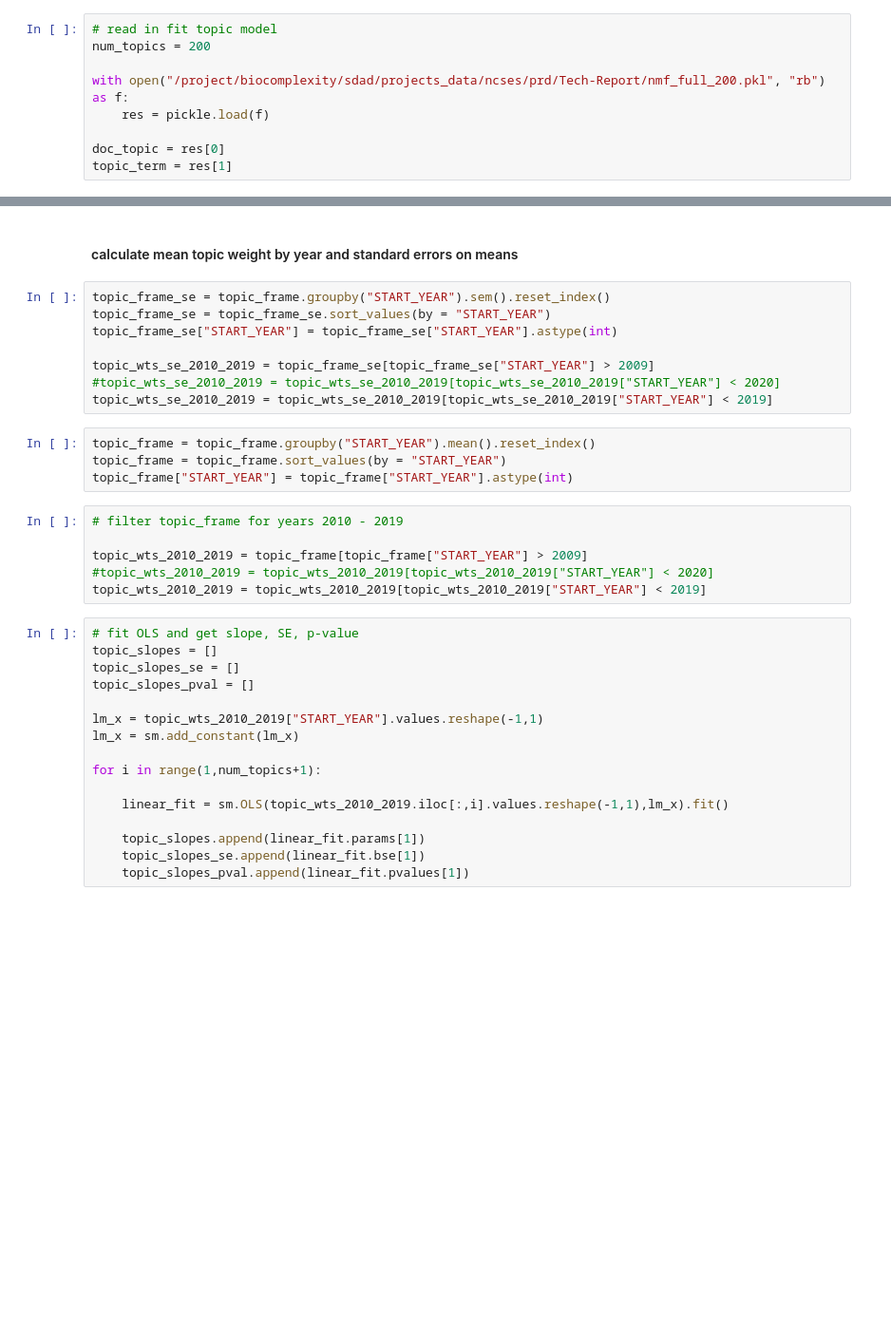
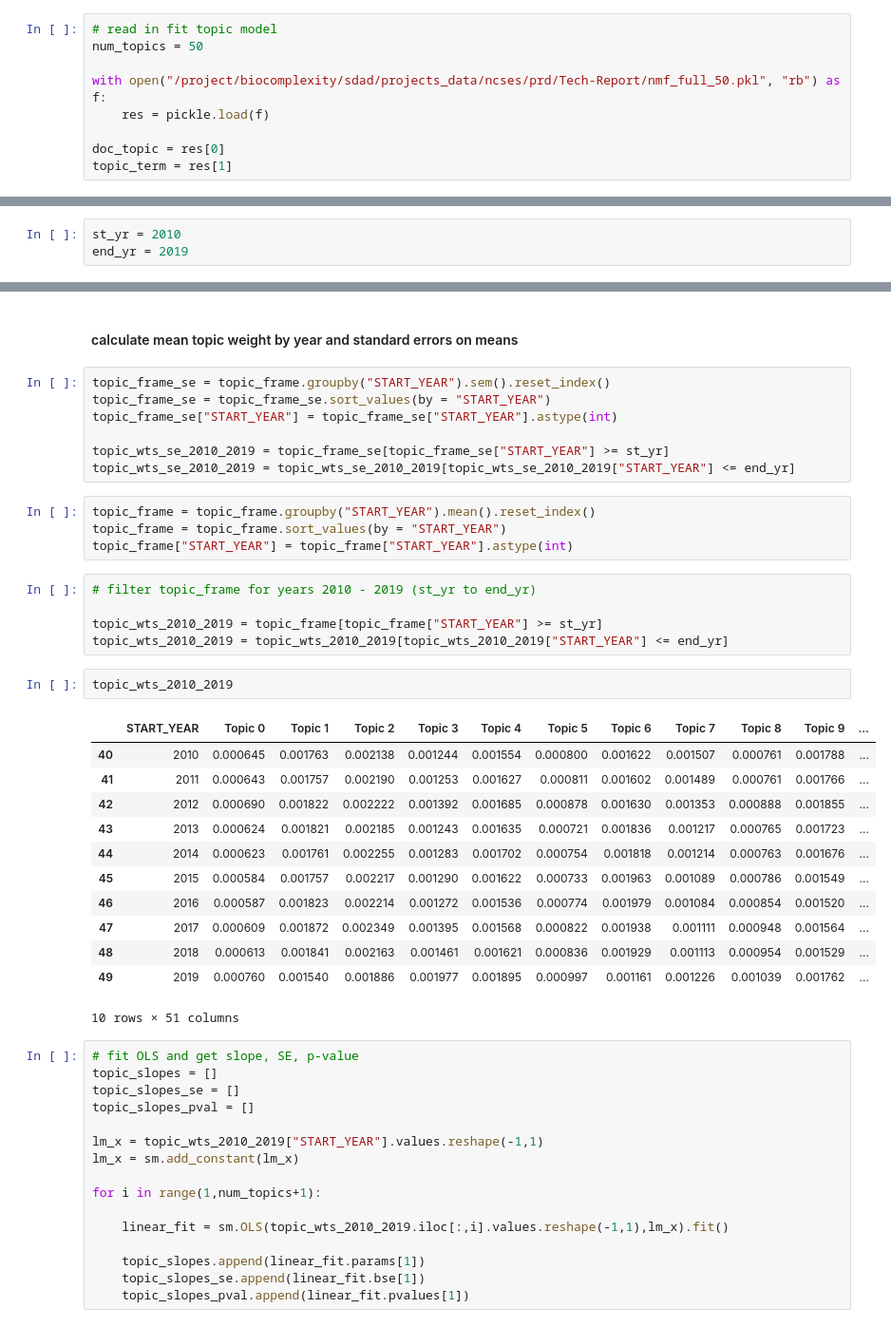
Before and after one commit to uva-bi-sdad/publicrd, a Jupyter notebook: src/Tech-Report/full-results/ET-full-final.ipynb, the cells around one changed output, grey strips where cells are left out. Shown at 95% size. Cells and saved outputs as stored; diff of their text form; blank space fills up the shorter version.

```diff
--- a/src/Tech-Report/full-results/ET-full-final.ipynb
+++ b/src/Tech-Report/full-results/ET-full-final.ipynb
@@ -128,9 +130,9 @@ tf_idf = tfidf_vectorizer.fit_transform(text)
 #    pickle.dump((doc_topic, topic_term), f)
 # %%
 # read in fit topic model
-num_topics = 200
+num_topics = 50
 
-with open("/project/biocomplexity/sdad/projects_data/ncses/prd/Tech-Report/nmf_full_200.pkl", "rb") as f:
+with open("/project/biocomplexity/sdad/projects_data/ncses/prd/Tech-Report/nmf_full_50.pkl", "rb") as f:
     res = pickle.load(f)
 
 doc_topic = res[0]
@@ -166,6 +168,9 @@ df['START_YEAR'] = df['PROJECT_START_DATE'].apply(getYear)
 # add start year to doc topic matrix
 topic_frame = pd.DataFrame(doc_topic, columns=["Topic"+" "+str(i) for i in range(num_topics)])
 topic_frame["START_YEAR"] = df["START_YEAR"]
+# %%
+st_yr = 2010
+end_yr = 2019
 # %% [markdown]
 #### compute count of projects with weight > 0 for each topic
 # %%
@@ -194,19 +201,32 @@ topic_frame_se = topic_frame.groupby("START_YEAR").sem().reset_index()
 topic_frame_se = topic_frame_se.sort_values(by = "START_YEAR")
 topic_frame_se["START_YEAR"] = topic_frame_se["START_YEAR"].astype(int)
 
-topic_wts_se_2010_2019 = topic_frame_se[topic_frame_se["START_YEAR"] > 2009]
-#topic_wts_se_2010_2019 = topic_wts_se_2010_2019[topic_wts_se_2010_2019["START_YEAR"] < 2020]
-topic_wts_se_2010_2019 = topic_wts_se_2010_2019[topic_wts_se_2010_2019["START_YEAR"] < 2019]
+topic_wts_se_2010_2019 = topic_frame_se[topic_frame_se["START_YEAR"] >= st_yr]
+topic_wts_se_2010_2019 = topic_wts_se_2010_2019[topic_wts_se_2010_2019["START_YEAR"] <= end_yr]
 # %%
 topic_frame = topic_frame.groupby("START_YEAR").mean().reset_index()
 topic_frame = topic_frame.sort_values(by = "START_YEAR")
 topic_frame["START_YEAR"] = topic_frame["START_YEAR"].astype(int)
 # %%
-# filter topic_frame for years 2010 - 2019
+# filter topic_frame for years 2010 - 2019 (st_yr to end_yr)
 
-topic_wts_2010_2019 = topic_frame[topic_frame["START_YEAR"] > 2009]
-#topic_wts_2010_2019 = topic_wts_2010_2019[topic_wts_2010_2019["START_YEAR"] < 2020]
-topic_wts_2010_2019 = topic_wts_2010_2019[topic_wts_2010_2019["START_YEAR"] < 2019]
+topic_wts_2010_2019 = topic_frame[topic_frame["START_YEAR"] >= st_yr]
+topic_wts_2010_2019 = topic_wts_2010_2019[topic_wts_2010_2019["START_YEAR"] <= end_yr]
+# %%
+topic_wts_2010_2019
+# %% [output]
+|  | START_YEAR | Topic 0 | Topic 1 | Topic 2 | Topic 3 | Topic 4 | Topic 5 | Topic 6 | Topic 7 | Topic 8 | Topic 9 | ... |
+| 40 | 2010 | 0.000645 | 0.001763 | 0.002138 | 0.001244 | 0.001554 | 0.000800 | 0.001622 | 0.001507 | 0.000761 | 0.001788 | ... |
+| 41 | 2011 | 0.000643 | 0.001757 | 0.002190 | 0.001253 | 0.001627 | 0.000811 | 0.001602 | 0.001489 | 0.000761 | 0.001766 | ... |
+| 42 | 2012 | 0.000690 | 0.001822 | 0.002222 | 0.001392 | 0.001685 | 0.000878 | 0.001630 | 0.001353 | 0.000888 | 0.001855 | ... |
+| 43 | 2013 | 0.000624 | 0.001821 | 0.002185 | 0.001243 | 0.001635 | 0.000721 | 0.001836 | 0.001217 | 0.000765 | 0.001723 | ... |
+| 44 | 2014 | 0.000623 | 0.001761 | 0.002255 | 0.001283 | 0.001702 | 0.000754 | 0.001818 | 0.001214 | 0.000763 | 0.001676 | ... |
+| 45 | 2015 | 0.000584 | 0.001757 | 0.002217 | 0.001290 | 0.001622 | 0.000733 | 0.001963 | 0.001089 | 0.000786 | 0.001549 | ... |
+| 46 | 2016 | 0.000587 | 0.001823 | 0.002214 | 0.001272 | 0.001536 | 0.000774 | 0.001979 | 0.001084 | 0.000854 | 0.001520 | ... |
+| 47 | 2017 | 0.000609 | 0.001872 | 0.002349 | 0.001395 | 0.001568 | 0.000822 | 0.001938 | 0.001111 | 0.000948 | 0.001564 | ... |
+| 48 | 2018 | 0.000613 | 0.001841 | 0.002163 | 0.001461 | 0.001621 | 0.000836 | 0.001929 | 0.001113 | 0.000954 | 0.001529 | ... |
+| 49 | 2019 | 0.000760 | 0.001540 | 0.001886 | 0.001977 | 0.001895 | 0.000997 | 0.001161 | 0.001226 | 0.001039 | 0.001762 | ... |
+10 rows × 51 columns
 # %%
 # fit OLS and get slope, SE, p-value
 topic_slopes = []
```
Also changed, not shown: parts of 24 cells of this notebook, 1 other file.
